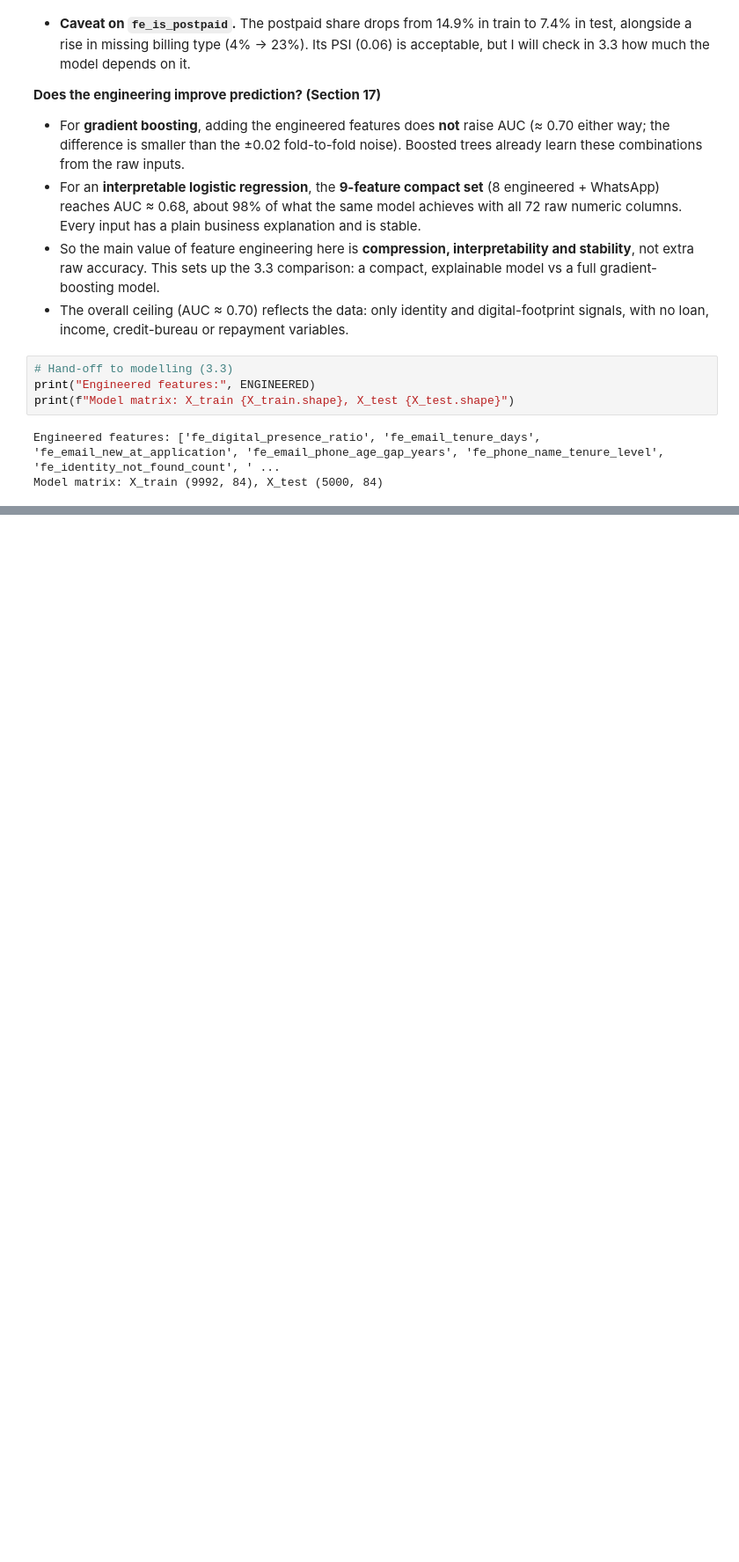
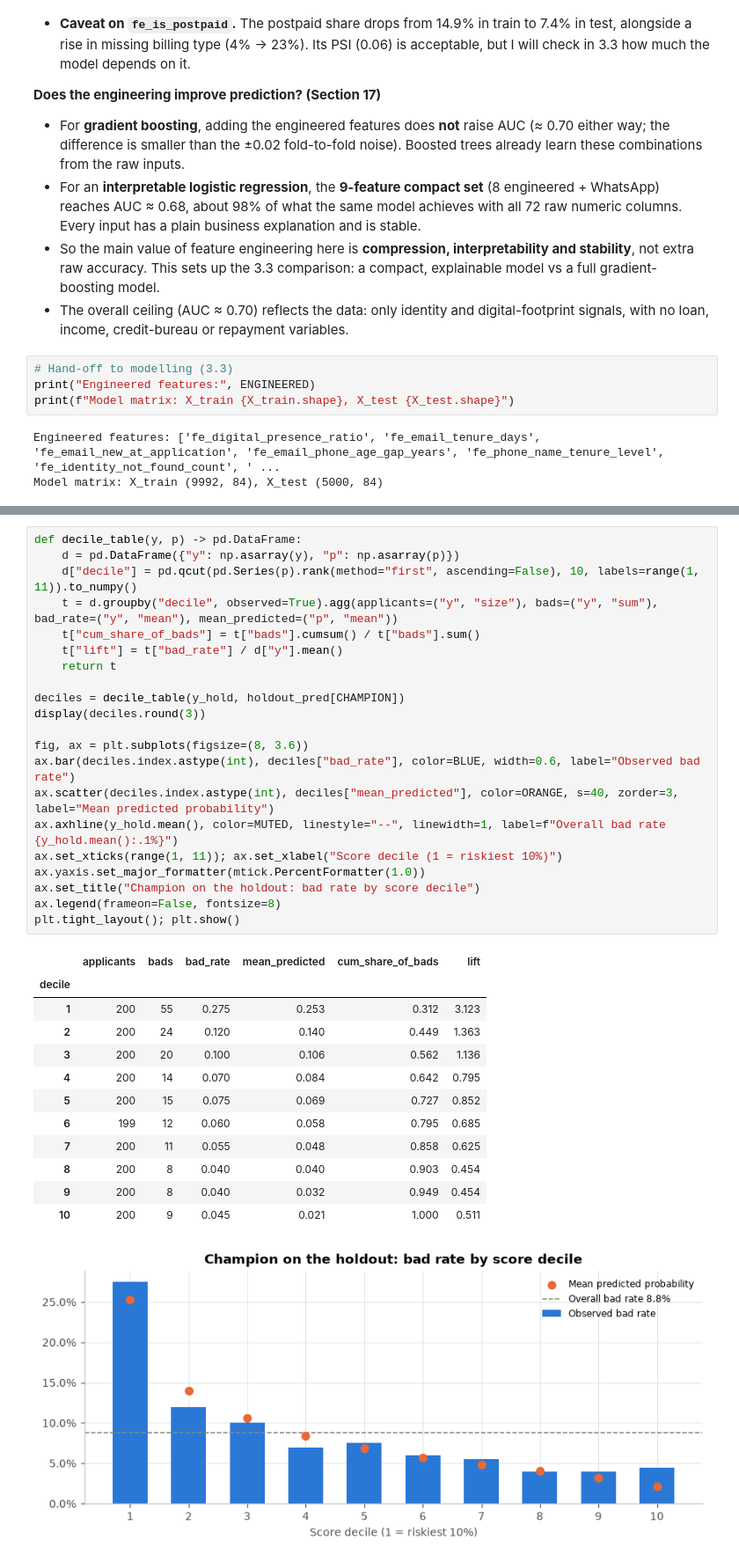
Before and after one commit to Pacesetter55/Fraud_detection, a Jupyter notebook: Model code_priyanshu.ipynb, the cells around one changed output, grey strips where cells are left out. Shown at 88% size. Cells and saved outputs as stored; diff of their text form; blank space fills up the shorter version.

```diff
--- a/Model code_priyanshu.ipynb
+++ b/Model code_priyanshu.ipynb
@@ -1406,0 +1716,35 @@ Model matrix: X_train (9992, 84), X_test (5000, 84)
+# %%
+def decile_table(y, p) -> pd.DataFrame:
+    d = pd.DataFrame({"y": np.asarray(y), "p": np.asarray(p)})
+    d["decile"] = pd.qcut(pd.Series(p).rank(method="first", ascending=False), 10, labels=range(1, 11)).to_numpy()
+    t = d.groupby("decile", observed=True).agg(applicants=("y", "size"), bads=("y", "sum"), bad_rate=("y", "mean"), mean_predicted=("p", "mean"))
+    t["cum_share_of_bads"] = t["bads"].cumsum() / t["bads"].sum()
+    t["lift"] = t["bad_rate"] / d["y"].mean()
+    return t
+
+deciles = decile_table(y_hold, holdout_pred[CHAMPION])
+display(deciles.round(3))
+
+fig, ax = plt.subplots(figsize=(8, 3.6))
+ax.bar(deciles.index.astype(int), deciles["bad_rate"], color=BLUE, width=0.6, label="Observed bad rate")
+ax.scatter(deciles.index.astype(int), deciles["mean_predicted"], color=ORANGE, s=40, zorder=3, label="Mean predicted probability")
+ax.axhline(y_hold.mean(), color=MUTED, linestyle="--", linewidth=1, label=f"Overall bad rate {y_hold.mean():.1%}")
+ax.set_xticks(range(1, 11)); ax.set_xlabel("Score decile (1 = riskiest 10%)")
+ax.yaxis.set_major_formatter(mtick.PercentFormatter(1.0))
+ax.set_title("Champion on the holdout: bad rate by score decile")
+ax.legend(frameon=False, fontsize=8)
+plt.tight_layout(); plt.show()
+# %% [output]
+|  | applicants | bads | bad_rate | mean_predicted | cum_share_of_bads | lift |
+| decile |  |  |  |  |  |  |
+| 1 | 200 | 55 | 0.275 | 0.253 | 0.312 | 3.123 |
+| 2 | 200 | 24 | 0.120 | 0.140 | 0.449 | 1.363 |
+| 3 | 200 | 20 | 0.100 | 0.106 | 0.562 | 1.136 |
+| 4 | 200 | 14 | 0.070 | 0.084 | 0.642 | 0.795 |
+| 5 | 200 | 15 | 0.075 | 0.069 | 0.727 | 0.852 |
+| 6 | 199 | 12 | 0.060 | 0.058 | 0.795 | 0.685 |
+| 7 | 200 | 11 | 0.055 | 0.048 | 0.858 | 0.625 |
+| 8 | 200 | 8 | 0.040 | 0.040 | 0.903 | 0.454 |
+| 9 | 200 | 8 | 0.040 | 0.032 | 0.949 | 0.454 |
+| 10 | 200 | 9 | 0.045 | 0.021 | 1.000 | 0.511 |
+[figure, added]
```
Also changed, not shown: parts of 44 cells of this notebook, 1 other file.
